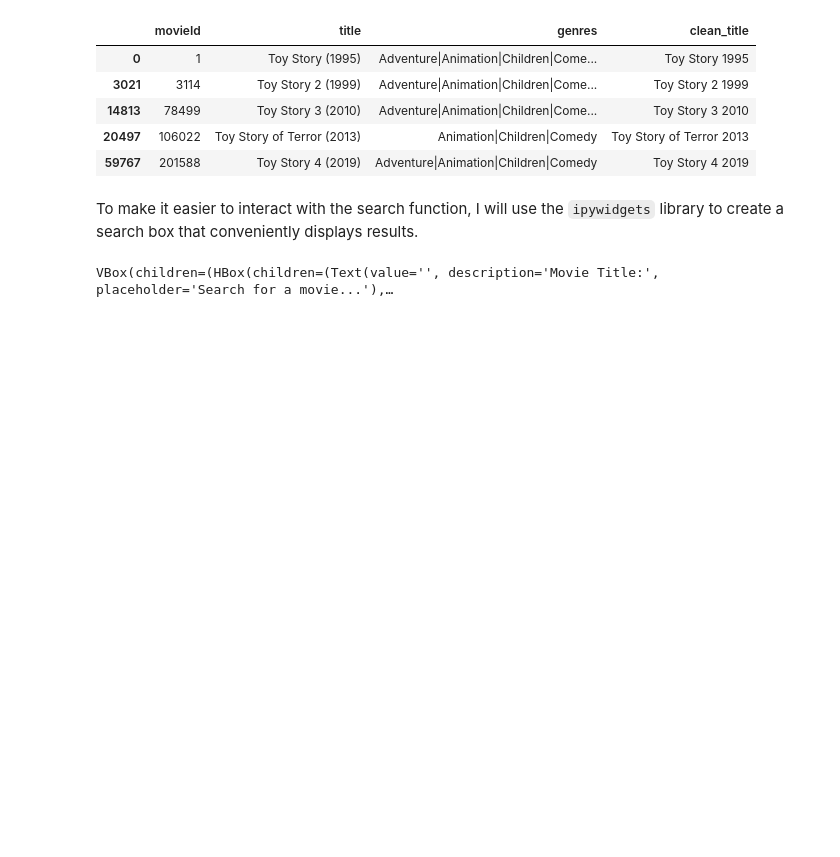
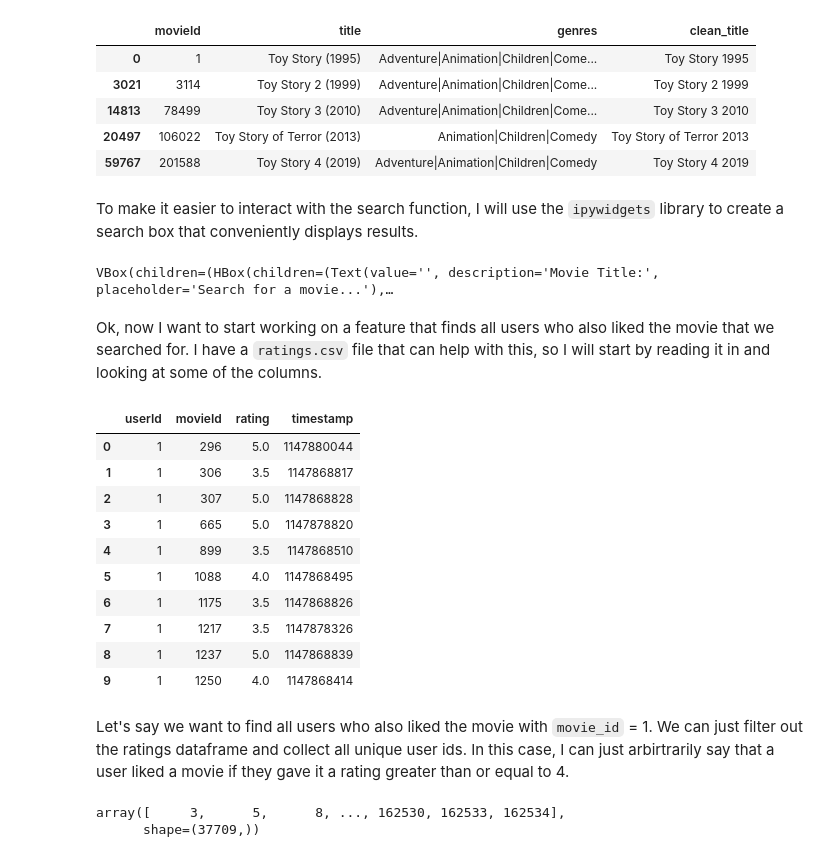
Before and after one commit to gsingh003/movie-recommendation-system, a Jupyter notebook: program.ipynb, the cells around one changed output. Drawn from its saved outputs; the diff is of its cells as text; code cells hidden in the pictures; blank space fills up the shorter version.

```diff
--- a/program.ipynb
+++ b/program.ipynb
@@ -174,3 +174,29 @@ n_input.observe(run_search, names="value")
 display(widgets.VBox([widgets.HBox([movie_input, n_input]), movie_list]))
 # %% [output]
 VBox(children=(HBox(children=(Text(value='', description='Movie Title:', placeholder='Search for a movie...'),…
+# %% [markdown]
+Ok, now I want to start working on a feature that finds all users who also liked the movie that we searched for. I have a `ratings.csv` file that can help with this, so I will start by reading it in and looking at some of the columns.
+# %%
+ratings = pd.read_csv('data/ratings.csv')
+ratings.head(10)
+# %% [output]
+|  | userId | movieId | rating | timestamp |
+| 0 | 1 | 296 | 5.0 | 1147880044 |
+| 1 | 1 | 306 | 3.5 | 1147868817 |
+| 2 | 1 | 307 | 5.0 | 1147868828 |
+| 3 | 1 | 665 | 5.0 | 1147878820 |
+| 4 | 1 | 899 | 3.5 | 1147868510 |
+| 5 | 1 | 1088 | 4.0 | 1147868495 |
+| 6 | 1 | 1175 | 3.5 | 1147868826 |
+| 7 | 1 | 1217 | 3.5 | 1147878326 |
+| 8 | 1 | 1237 | 5.0 | 1147868839 |
+| 9 | 1 | 1250 | 4.0 | 1147868414 |
+# %% [markdown]
+Let's say we want to find all users who also liked the movie with `movie_id` = 1. We can just filter out the ratings dataframe and collect all unique user ids. In this case, I can just arbirtrarily say that a user liked a movie if they gave it a rating greater than or equal to 4.
+# %%
+movie_id = 1
+similar_users = ratings[(ratings["movieId"] == movie_id) & (ratings['rating'] >= 4)]["userId"].unique()
+similar_users
+# %% [output]
+array([     3,      5,      8, ..., 162530, 162533, 162534],
+      shape=(37709,))
```
Also changed, not shown: parts of 13 cells of this notebook.
